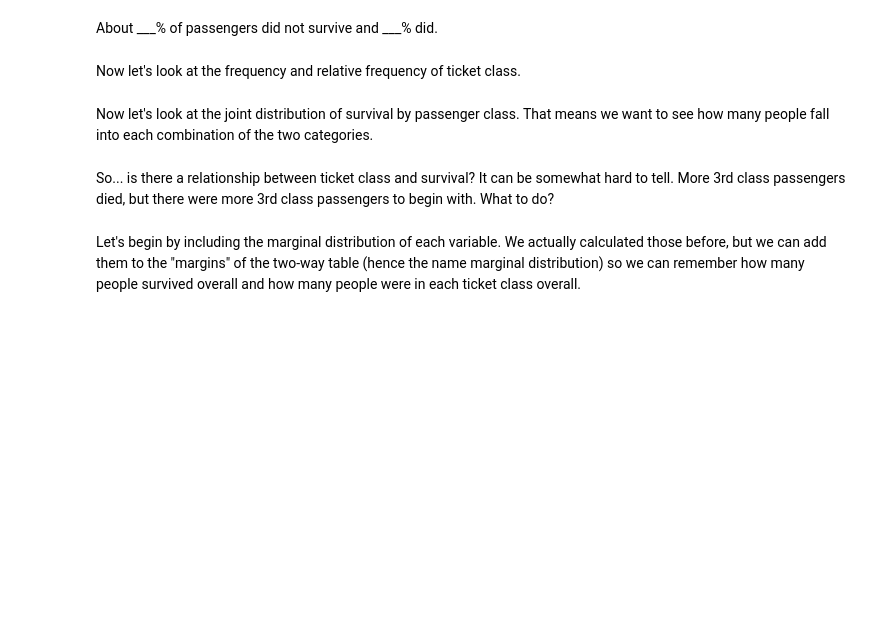
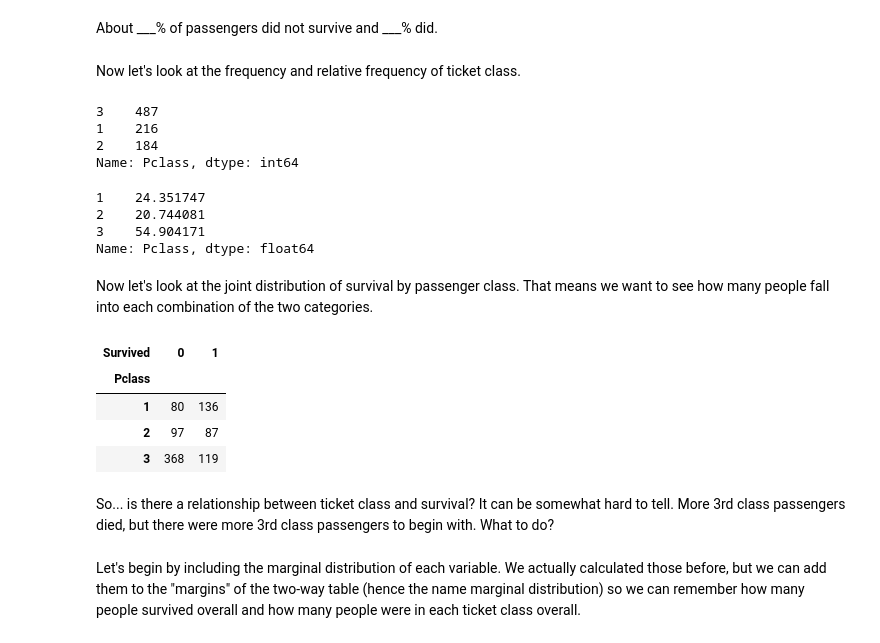
Before and after one commit to sikoh/DS-Statistics, a Jupyter notebook: Hypothesis-Chi-Square/DS_ChiSquareTests_Lecture_Notes.ipynb, the cells around one changed output. Saved outputs shown, nothing was run; the diff lists cells and outputs as text; code cells hidden in the pictures; blank space fills up the shorter version.

```diff
--- a/Hypothesis-Chi-Square/DS_ChiSquareTests_Lecture_Notes.ipynb
+++ b/Hypothesis-Chi-Square/DS_ChiSquareTests_Lecture_Notes.ipynb
@@ -336,8 +348,31 @@ To start, let's look at the freqeuncy and relative frequency of surival on the T
 About ___% of passengers did not survive and ___% did.
 # %% [markdown]
 Now let's look at the frequency and relative frequency of ticket class.
+# %%
+Titanic['Pclass'].value_counts()
+# %% [output]
+3    487
+1    216
+2    184
+Name: Pclass, dtype: int64
+# %%
+Titanic['Pclass'].value_counts(normalize=True).sort_index()*100
+# %% [output]
+1    24.351747
+2    20.744081
+3    54.904171
+Name: Pclass, dtype: float64
 # %% [markdown]
 Now let's look at the joint distribution of survival by passenger class.  That means we want to see how many people fall into each combination of the two categories.
+# %%
+joint_titanic = pd.crosstab(index = Titanic['Pclass'], columns=Titanic['Survived'])
+joint_titanic
+# %% [output]
+| Survived | 0 | 1 |
+| Pclass |  |  |
+| 1 | 80 | 136 |
+| 2 | 97 | 87 |
+| 3 | 368 | 119 |
 # %% [markdown]
 So... is there a relationship between ticket class and survival?  It can be somewhat hard to tell.  More 3rd class passengers died, but there were more 3rd class passengers to begin with. What to do?
 # %% [markdown]
```
Also changed, not shown: parts of 26 cells of this notebook.
